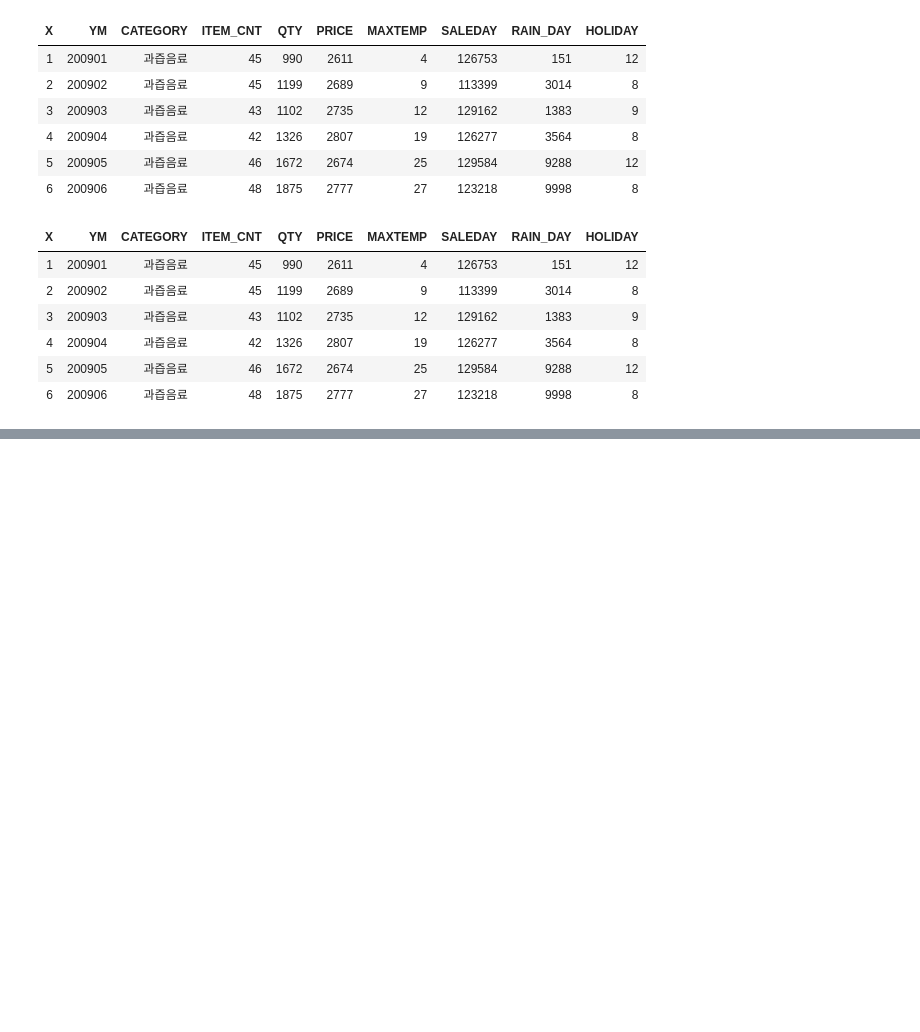
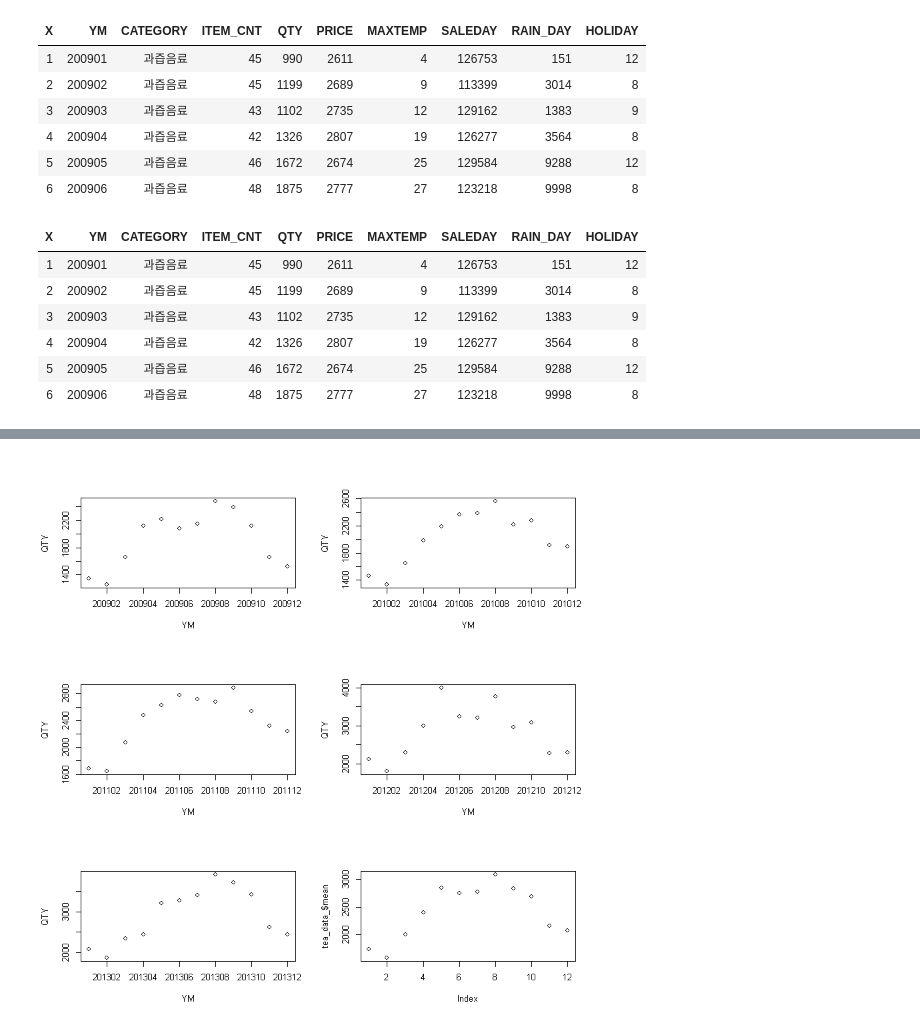
Before and after one commit to Seungki-Jeong/R_Practice, a Jupyter notebook: 개인.ipynb, the cells around one changed output, grey strips where cells are left out. Cells and saved outputs as stored; diff of their text form; code cells hidden in the pictures; blank space fills up the shorter version.

```diff
--- a/개인.ipynb
+++ b/개인.ipynb
@@ -116,0 +224,29 @@ fruit_data %>%
+# %%
+tea_data_2009 = tea_data %>%
+                    select(YM, MAXTEMP, QTY) %>%
+                    filter(grepl('^2009', YM))
+tea_data_2010 = tea_data %>%
+                    select(YM, MAXTEMP, QTY) %>%
+                    filter(grepl('^2010', YM))
+tea_data_2011 = tea_data %>%
+                    select(YM, MAXTEMP, QTY) %>%
+                    filter(grepl('^2011', YM))
+tea_data_2012 = tea_data %>%
+                    select(YM, MAXTEMP, QTY) %>%
+                    filter(grepl('^2012', YM))
+tea_data_2013 = tea_data %>%
+                    select(YM, MAXTEMP, QTY) %>%
+                    filter(grepl('^2013', YM))
+
+tea_data_t = data.frame(tea_data_2009$YM, tea_data_2009$MAXTEMP)
+tea_data_t = cbind(tea_data_t, tea_data_2010$MAXTEMP, tea_data_2011$MAXTEMP, tea_data_2012$MAXTEMP, tea_data_2013$MAXTEMP)
+tea_data_t$t_mean = apply(tea_data_t[-c(1)], 1, mean)
+
+tea_data_ = data.frame(tea_data_2009$YM, tea_data_2009$QTY)
+tea_data_ = cbind(tea_data_, tea_data_2010$QTY, tea_data_2011$QTY, tea_data_2012$QTY, tea_data_2013$QTY)
+
+tea_data_$mean = apply(tea_data_[-c(1)], 1, mean)
+tea_data_ = cbind(tea_data_, tea_data_t$t_mean)
+colnames(tea_data_) = c('M', 'y09', 'y10', 'y11', 'y12', 'y13', 'QTY_mean', 'Temp_mean')
+
+tea_data_
@@ -116,0 +267,10 @@ fruit_data %>%
+# %%
+par(mfrow = c(3, 2))
+plot(tea_data_2009)
+plot(tea_data_2010)
+plot(tea_data_2011)
+plot(tea_data_2012)
+plot(tea_data_2013)
+plot(tea_data_$mean)
+# %% [output]
+[figure, added]
```
Also changed, not shown: parts of 29 cells of this notebook.
